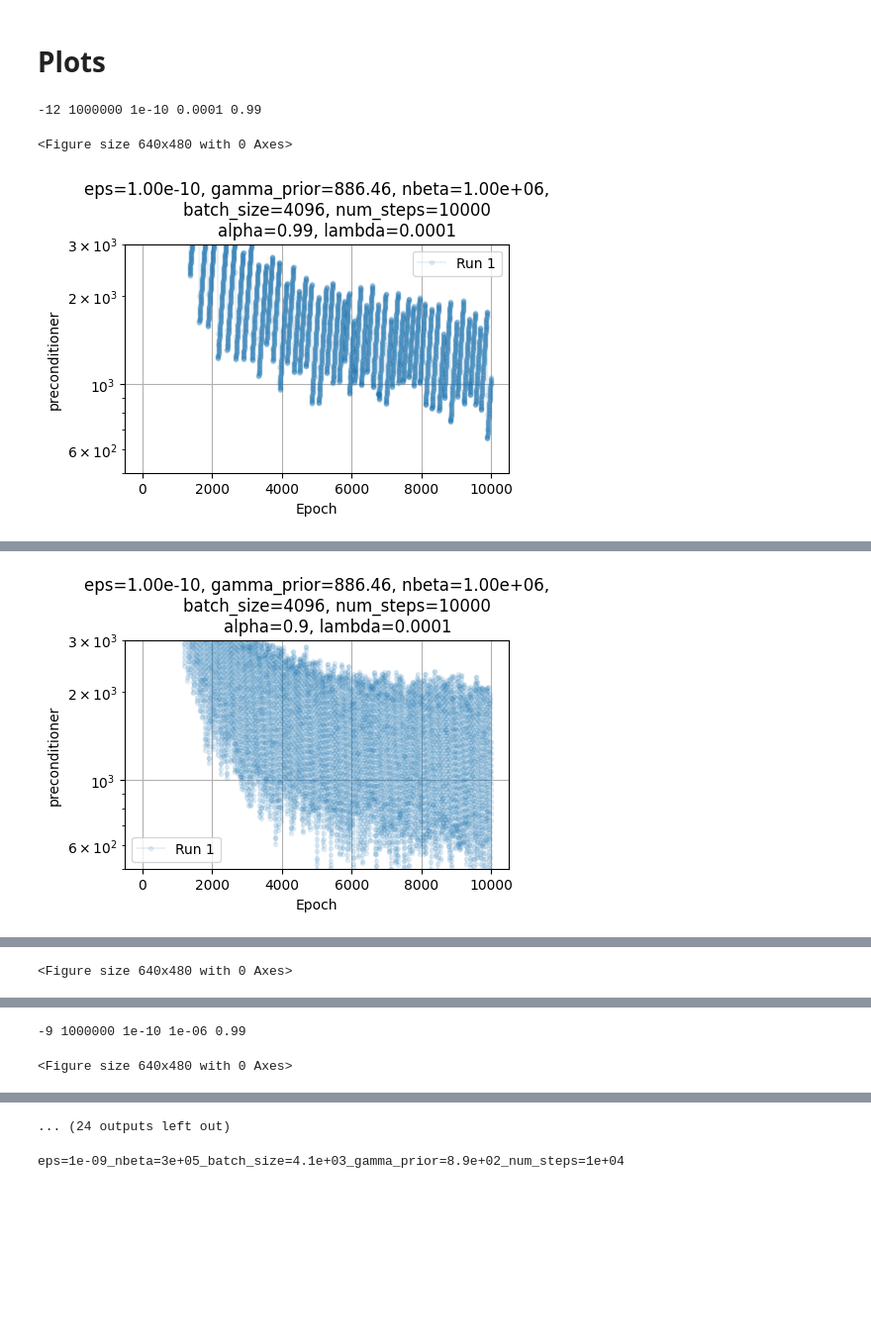
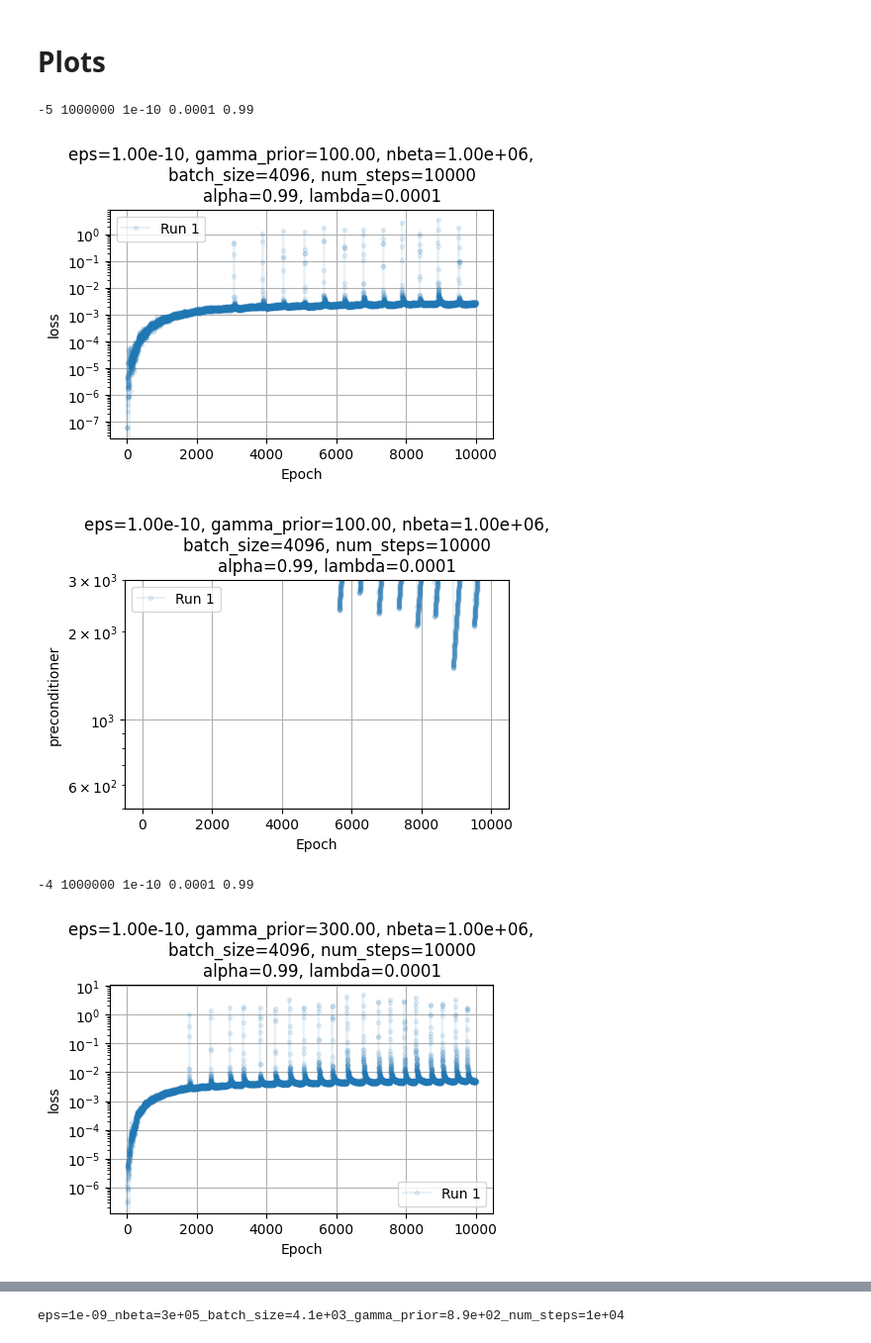
Before and after one commit to EleutherAI/tyche, a Jupyter notebook: notebooks/sgld_playground.ipynb, the cells around one changed output, grey strips where cells are left out. Shown at 99% size. Drawn from its saved outputs; the diff is of its cells as text; code cells hidden in the pictures; blank space fills up the shorter version.

```diff
--- a/notebooks/sgld_playground.ipynb
+++ b/notebooks/sgld_playground.ipynb
@@ -144,7 +143,7 @@ sgld_files = sorted(sgld_files, key=lambda x: os.path.getctime(os.path.join(data
 
 # idx = -5
 
-for idx in range(-12, 0):
+for idx in range(-5, 0):
     with open(data_dir + '/' + sgld_files[idx], 'rb') as f:
         # print(idx, sgld_files[idx])
         sgld_dict = pickle.load(f)
@@ -159,35 +158,37 @@ for idx in range(-12, 0):
     plot_kwargs={'alpha': .1}
     xlim = (9000,10000)
     do_xlim = False
-    p = plot_sgld_metric([sgld_dict], "cost", "SGLD cost", log_scale=True, plot_kwargs=plot_kwargs)
+    p = plot_sgld_metric([sgld_dict], "loss", "SGLD loss", log_scale=True, plot_kwargs=plot_kwargs)
     if do_xlim:
         p.xlim(*xlim)
     # p.show()
     # p = plot_sgld_metric([sgld_dict], "loss", "SGLD loss", plot_kwargs=plot_kwargs)
     # p.ylim(0, .02)
     # p.show()
     # p = plot_sgld_metric([sgld_dict], "gradient_norm", "gradient norm", log_scale=True)
     # if do_xlim:
     #     p.xlim(*xlim)
     # p.show()
     # p = plot_sgld_metric([sgld_dict], "gradient_norm", "gradient norm")
     # p.show()
     # p = plot_sgld_metric([sgld_dict], "L2_distance_init", "L2 distance to initialization")
     # p.show()
     # p = plot_sgld_metric([sgld_dict], "L2_norm", "L2 norm")
     # p.show()
     p = plot_sgld_metric([sgld_dict], "preconditioner", "preconditioner", log_scale=True, plot_kwargs=plot_kwargs)
     if do_xlim:
         p.xlim(*xlim)
     p.ylim(5e2, 3e3)
     p.show()
 
 # hyparams = ['eps', 'nbeta', 'batch_size', 'gamma_prior', 'num_steps']
 # hyparam_str = '_'.join([f'{k}={params.__dict__[k]:.2g}' for k in hyparams])
 # print(hyparam_str)
 # with open(data_dir + f'/sgld_{hyparam_str}.pkl', 'wb') as f:
 #     pickle.dump(sgld_dict, f)
 # %% [output]
--12 1000000 1e-10 0.0001 0.99
+-5 1000000 1e-10 0.0001 0.99
+[figure, new version]
+[figure, new version]
-<Figure size 640x480 with 0 Axes>
+-4 1000000 1e-10 0.0001 0.99
-[figure, old version]
+[figure, new version]
@@ -196 +199,0 @@ for idx in range(-12, 0):
-[figure, old version]
@@ -198 +202,0 @@ for idx in range(-12, 0):
-<Figure size 640x480 with 0 Axes>
@@ -200,2 +202,0 @@ for idx in range(-12, 0):
--9 1000000 1e-10 1e-06 0.99
-<Figure size 640x480 with 0 Axes>
@@ -203,4 +203,3 @@ for idx in range(-12, 0):
-... (24 outputs left out)
 # %%
 x = 3
 # %%
```
Also changed, not shown: parts of 2 cells of this notebook, 1 other file.
